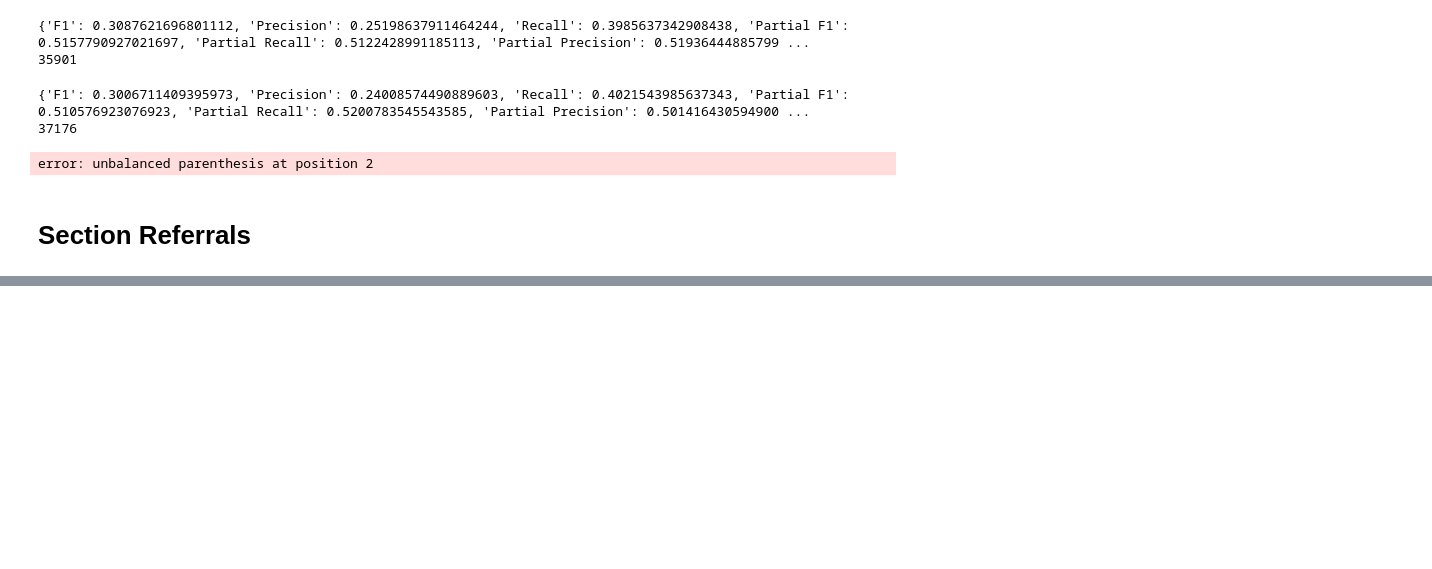
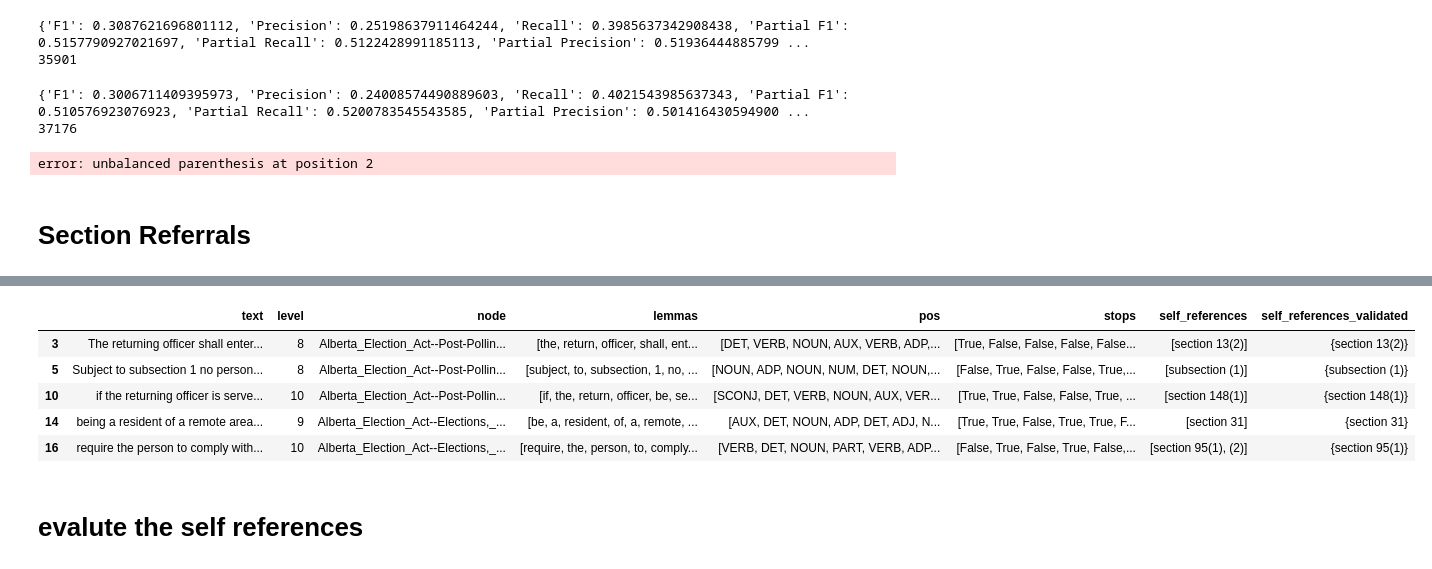
Before and after one commit to qubies/ElectionProject, a Jupyter notebook: Running.ipynb, the cells around one changed output, grey strips where cells are left out. Cells and saved outputs as stored; diff of their text form; code cells hidden in the pictures; blank space fills up the shorter version.

```diff
--- a/Running.ipynb
+++ b/Running.ipynb
@@ -223,9 +225,9 @@ nx.write_gpickle(G, 'dataset/graph2.pickle')
 # %% [markdown]
 ### reload...
 # %%
-df = pd.read_pickle('dataset/train.pickle')
-eval_data = pd.read_pickle('dataset/test.pickle')
-interpretations = pd.read_pickle('dataset/interpretations.pickle')
+df = pd.read_pickle('dataset/train2.pickle')
+eval_data = pd.read_pickle('dataset/test2.pickle')
+interpretations = pd.read_pickle('dataset2/interpretations.pickle')
 G = nx.read_gpickle('dataset/graph2.pickle')
 # %% [markdown]
 ### OOP code objects
@@ -757,3 +754,2 @@ find_possible_referrals('refer to sections 1.1, 45.1(5)(e)(i) in this act')
 # %%
-df['self_references'] = df.node.apply(lambda x: find_possible_referrals(G.nodes()[x]['text'].lower()))
-df.head()
+df['self_references'] = df.node.apply(lambda x: find_possible_referrals(G.nodes()[x]['text']))
@@ -1026,0 +927,2 @@ True
+# %%
+df['self_references_validated']= df.apply(lambda row: {x for x in validate(row['node'], row['self_references'])}, axis=1)
@@ -1026,0 +947,9 @@ True
+# %%
+df[df['self_references_validated']!=set()].head()
+# %% [output]
+|  | text | level | node | lemmas | pos | stops | self_references | self_references_validated |
+| 3 | The returning officer shall enter... | 8 | Alberta_Election_Act--Post‑Pollin... | [the, return, officer, shall, ent... | [DET, VERB, NOUN, AUX, VERB, ADP,... | [True, False, False, False, False... | [section 13(2)] | {section 13(2)} |
+| 5 | Subject to subsection 1 no person... | 8 | Alberta_Election_Act--Post‑Pollin... | [subject, to, subsection, 1, no, ... | [NOUN, ADP, NOUN, NUM, DET, NOUN,... | [False, True, False, False, True,... | [subsection (1)] | {subsection (1)} |
+| 10 | if the returning officer is serve... | 10 | Alberta_Election_Act--Post‑Pollin... | [if, the, return, officer, be, se... | [SCONJ, DET, VERB, NOUN, AUX, VER... | [True, True, False, False, True, ... | [section 148(1)] | {section 148(1)} |
+| 14 | being a resident of a remote area... | 9 | Alberta_Election_Act--Elections,_... | [be, a, resident, of, a, remote, ... | [AUX, DET, NOUN, ADP, DET, ADJ, N... | [True, True, False, True, True, F... | [section 31] | {section 31} |
+| 16 | require the person to comply with... | 10 | Alberta_Election_Act--Elections,_... | [require, the, person, to, comply... | [VERB, DET, NOUN, PART, VERB, ADP... | [False, True, False, True, False,... | [section 95(1), (2)] | {section 95(1)} |
@@ -1026,0 +959,2 @@ True
+# %% [markdown]
+# evalute the self references
```
Also changed, not shown: parts of 39 cells of this notebook.
